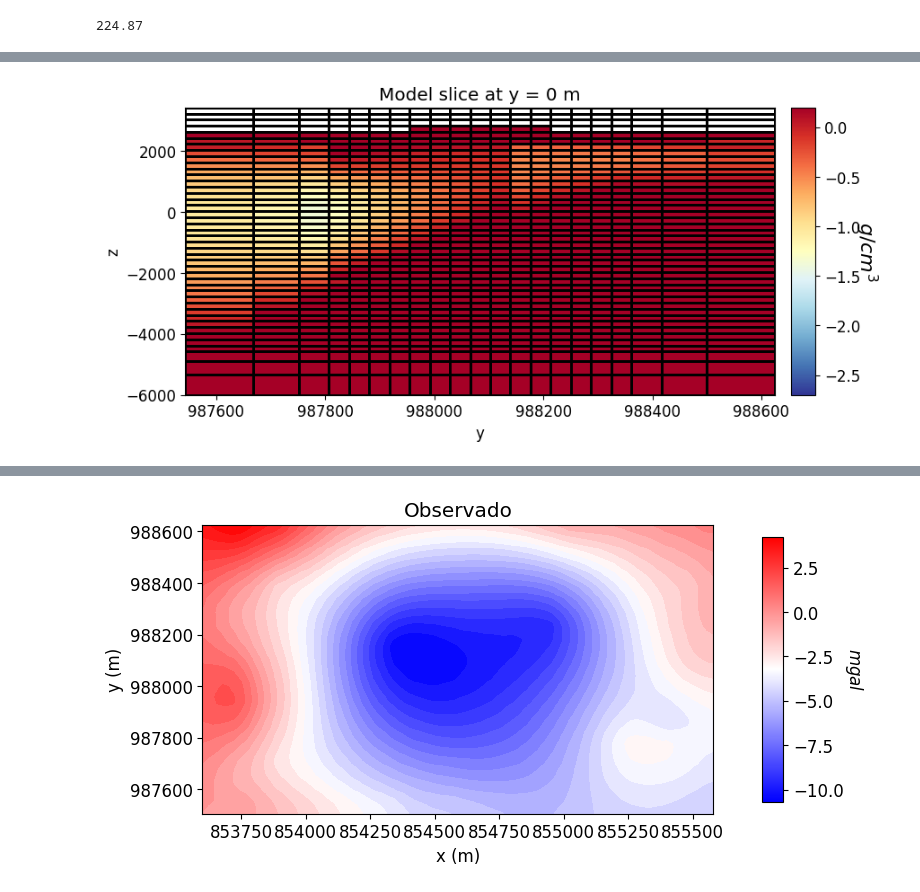
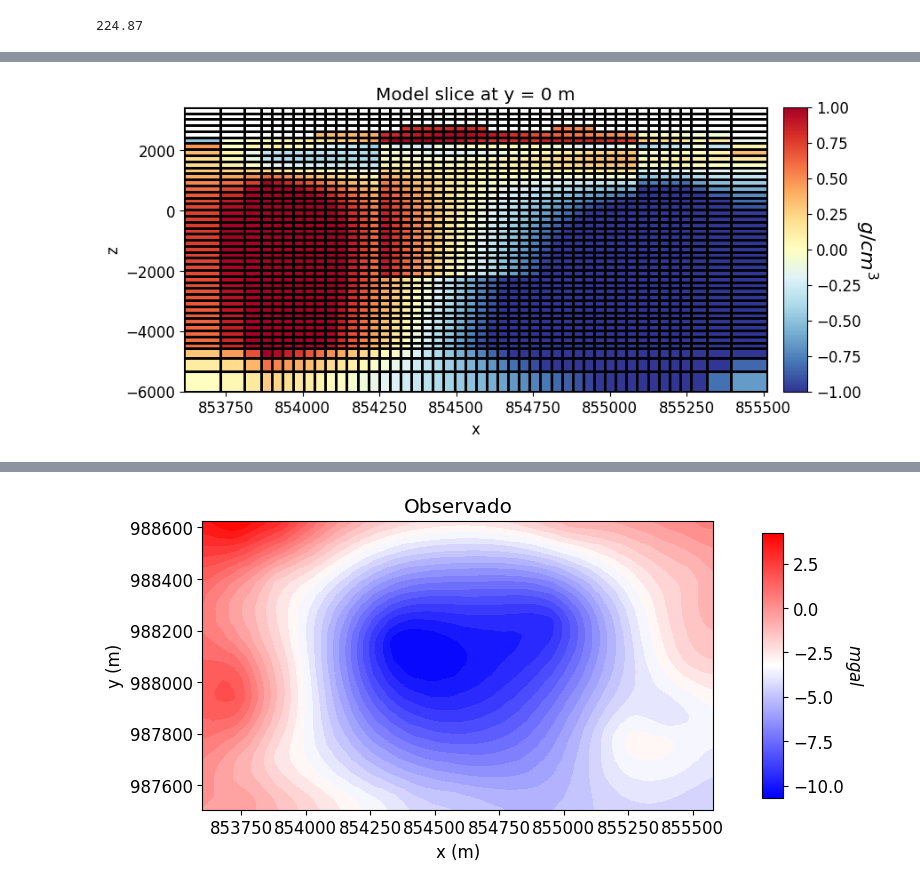
Before and after one commit to GabrielMoreno09/Proyecto_VCM_Modelamiento_Inversion, a Jupyter notebook: Inversion_WLS_dato_real_001_VCM.ipynb, the cells around one changed output, grey strips where cells are left out. Saved outputs shown, nothing was run; the diff lists cells and outputs as text; code cells hidden in the pictures.

```diff
--- a/Inversion_WLS_dato_real_001_VCM.ipynb
+++ b/Inversion_WLS_dato_real_001_VCM.ipynb
@@ -1012,17 +1075,18 @@ n_tree_active = int(active_tree_cells.sum())
 tree_model_map = maps.IdentityMap(nP=n_tree_active)
 # %%
 # sphere_density_new = -0.2
-block_density = -0.4
+
 starting_tree_model = 1e-4 * np.ones(n_tree_active)
+block_density = -0.6
 # %%
 starting_tensor_model
 ind_block = (
-    (tree_mesh.gridCC[active_tree_cells, 0] > 854236)
+    (tree_mesh.gridCC[active_tree_cells, 0] > 854336)
     & (tree_mesh.gridCC[active_tree_cells, 0] < 855090)
     & (tree_mesh.gridCC[active_tree_cells, 1] > 987813)
     & (tree_mesh.gridCC[active_tree_cells, 1] < 988145)
-    & (tree_mesh.gridCC[active_tree_cells, 2] > -2100)
-    & (tree_mesh.gridCC[active_tree_cells, 2] < 3000)
+    & (tree_mesh.gridCC[active_tree_cells, 2] > -4500)
+    & (tree_mesh.gridCC[active_tree_cells, 2] < 0000)
 )
 starting_tree_model[ind_block] = block_density
 
@@ -1066,7 +1130,7 @@ reg_irls = regularization.Sparse(
 )
 # %%
 opt_irls = optimization.ProjectedGNCG(
-    maxIter=150, lower=-2.0, upper=2.0, maxIterLS=30, maxIterCG=30, tolCG=1e-4
+    maxIter=40, lower=-1.0, upper=1.0, maxIterLS=30, maxIterCG=30, tolCG=1e-4
 )
 # opt_irls = optimization.InexactGaussNewton(maxIter=40)
 # %%
@@ -1089,7 +1153,7 @@ update_irls = directives.Update_IRLS(
     coolingRate=2,
     chifact_start=0.01,
     f_min_change=1e-4,
-    max_irls_iterations=150,
+    max_irls_iterations=40,
 )
 
 directives_list_irls = [
@@ -1123,35 +1176,35 @@ x0 has any nan: 0
 # %%
 # Plot Recovered Model
 fig = plt.figure(figsize=(9, 4))
 ax1 = fig.add_axes([0.1, 0.1, 0.73, 0.8])
 
 norm = mpl.colors.Normalize(
     vmin=-np.max(np.abs(recovered_tree_model)), vmax=-np.min(np.abs(recovered_tree_model))
     )
 
-norm = mpl.colors.Normalize(vmin=-2.7, vmax=0.2)
+norm = mpl.colors.Normalize(vmin=-1.0, vmax=1.0)
 
 tree_mesh.plot_slice(
     tree_plotting_map * -recovered_tree_model,
-    normal="x",
+    normal="y",
     ax=ax1,
-    ind=int(tree_mesh.shape_cells[0] / 2),
+    ind=int(tree_mesh.shape_cells[1] / 2),
     grid=True,
     pcolor_opts={"cmap": mpl.cm.RdYlBu_r, "norm": norm},
 )
 ax1.set_title("Model slice at y = 0 m")
 
 ax2 = fig.add_axes([0.85, 0.1, 0.03, 0.8])
 cbar = mpl.colorbar.ColorbarBase(
     ax2, norm=norm, orientation="vertical", cmap=mpl.cm.RdYlBu_r
 )
 cbar.set_label("$g/cm^3$", rotation=270, labelpad=15, size=16)
 
 # plt.savefig('65_1,1,1,1_0001.png', dpi=300)
 
 plt.show()
 # %% [output]
-[figure, old version]
+[figure, new version]
 # %%
 dpred_new = (inv_prob_irls.dpred)
 
```
Also changed, not shown: parts of 30 cells of this notebook, 4 other files.
